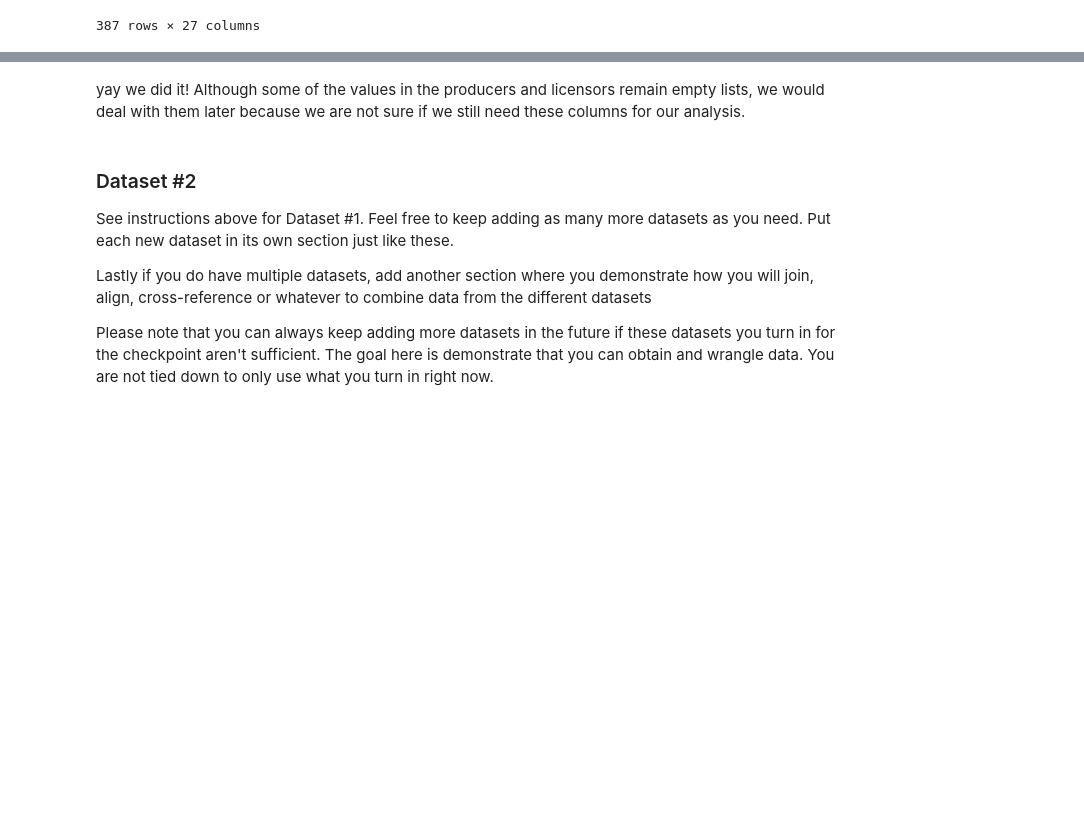
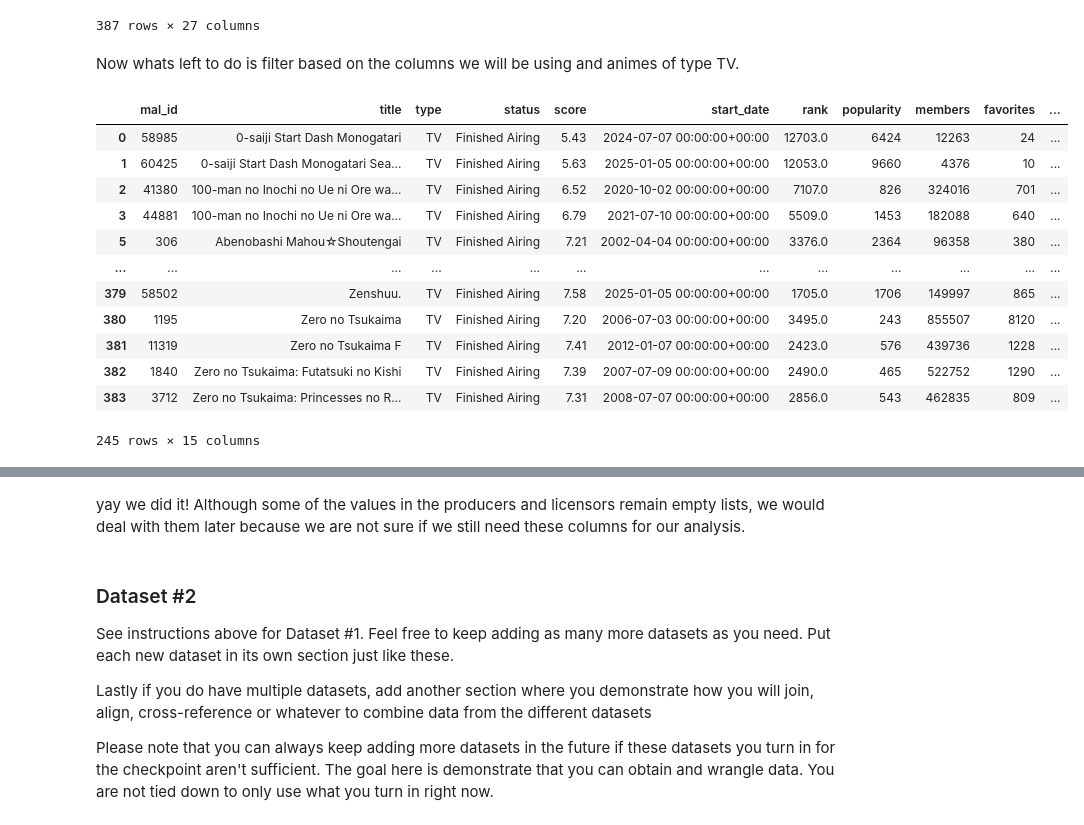
Before and after one commit to COGS108/Group139_WI26, a Jupyter notebook: 01-DataCheckpoint.ipynb, the cells around one changed output, grey strips where cells are left out. Saved outputs shown, nothing was run; the diff lists cells and outputs as text; code cells hidden in the pictures; blank space fills up the shorter version.

Commit message:
filtered data and added season_length, ethics, and team expectations

```diff
--- a/01-DataCheckpoint.ipynb
+++ b/01-DataCheckpoint.ipynb
@@ -369,3 +369,23 @@ real_isekai
 | 385 | 6489 | Zero no Tsukaima: Princesses no R... | ゼロの使い魔～三美姫の輪舞～ ピクチャードラマ | https://myanimelist.net/anime/648... | https://cdn.myanimelist.net/image... | Special | Finished Airing | 6.91 | 22948.0 | ... |
 | 386 | 33363 | "Eiyuu" Kaitai | 「英雄」解体 | https://myanimelist.net/anime/333... | https://cdn.myanimelist.net/image... | OVA | Finished Airing | 5.89 | 2454.0 | ... |
 387 rows × 27 columns
+# %% [markdown]
+Now whats left to do is filter based on the columns we will be using and animes of type TV.
+# %%
+finalized_isekai = real_isekai[['mal_id', 'title', 'type', 'status', 'score', 'start_date', 'rank', 'popularity', 'members','favorites', 'genres', 'themes', 'episodes', 'season', 'year']]
+finalized_isekai = finalized_isekai[finalized_isekai['type'] == 'TV']
+finalized_isekai
+# %% [output]
+|  | mal_id | title | type | status | score | start_date | rank | popularity | members | favorites | ... |
+| 0 | 58985 | 0-saiji Start Dash Monogatari | TV | Finished Airing | 5.43 | 2024-07-07 00:00:00+00:00 | 12703.0 | 6424 | 12263 | 24 | ... |
+| 1 | 60425 | 0-saiji Start Dash Monogatari Sea... | TV | Finished Airing | 5.63 | 2025-01-05 00:00:00+00:00 | 12053.0 | 9660 | 4376 | 10 | ... |
+| 2 | 41380 | 100-man no Inochi no Ue ni Ore wa... | TV | Finished Airing | 6.52 | 2020-10-02 00:00:00+00:00 | 7107.0 | 826 | 324016 | 701 | ... |
+| 3 | 44881 | 100-man no Inochi no Ue ni Ore wa... | TV | Finished Airing | 6.79 | 2021-07-10 00:00:00+00:00 | 5509.0 | 1453 | 182088 | 640 | ... |
+| 5 | 306 | Abenobashi Mahou☆Shoutengai | TV | Finished Airing | 7.21 | 2002-04-04 00:00:00+00:00 | 3376.0 | 2364 | 96358 | 380 | ... |
+| ... | ... | ... | ... | ... | ... | ... | ... | ... | ... | ... | ... |
+| 379 | 58502 | Zenshuu. | TV | Finished Airing | 7.58 | 2025-01-05 00:00:00+00:00 | 1705.0 | 1706 | 149997 | 865 | ... |
+| 380 | 1195 | Zero no Tsukaima | TV | Finished Airing | 7.20 | 2006-07-03 00:00:00+00:00 | 3495.0 | 243 | 855507 | 8120 | ... |
+| 381 | 11319 | Zero no Tsukaima F | TV | Finished Airing | 7.41 | 2012-01-07 00:00:00+00:00 | 2423.0 | 576 | 439736 | 1228 | ... |
+| 382 | 1840 | Zero no Tsukaima: Futatsuki no Kishi | TV | Finished Airing | 7.39 | 2007-07-09 00:00:00+00:00 | 2490.0 | 465 | 522752 | 1290 | ... |
+| 383 | 3712 | Zero no Tsukaima: Princesses no R... | TV | Finished Airing | 7.31 | 2008-07-07 00:00:00+00:00 | 2856.0 | 543 | 462835 | 809 | ... |
+245 rows × 15 columns
```
Also changed, not shown: parts of 9 cells of this notebook.
